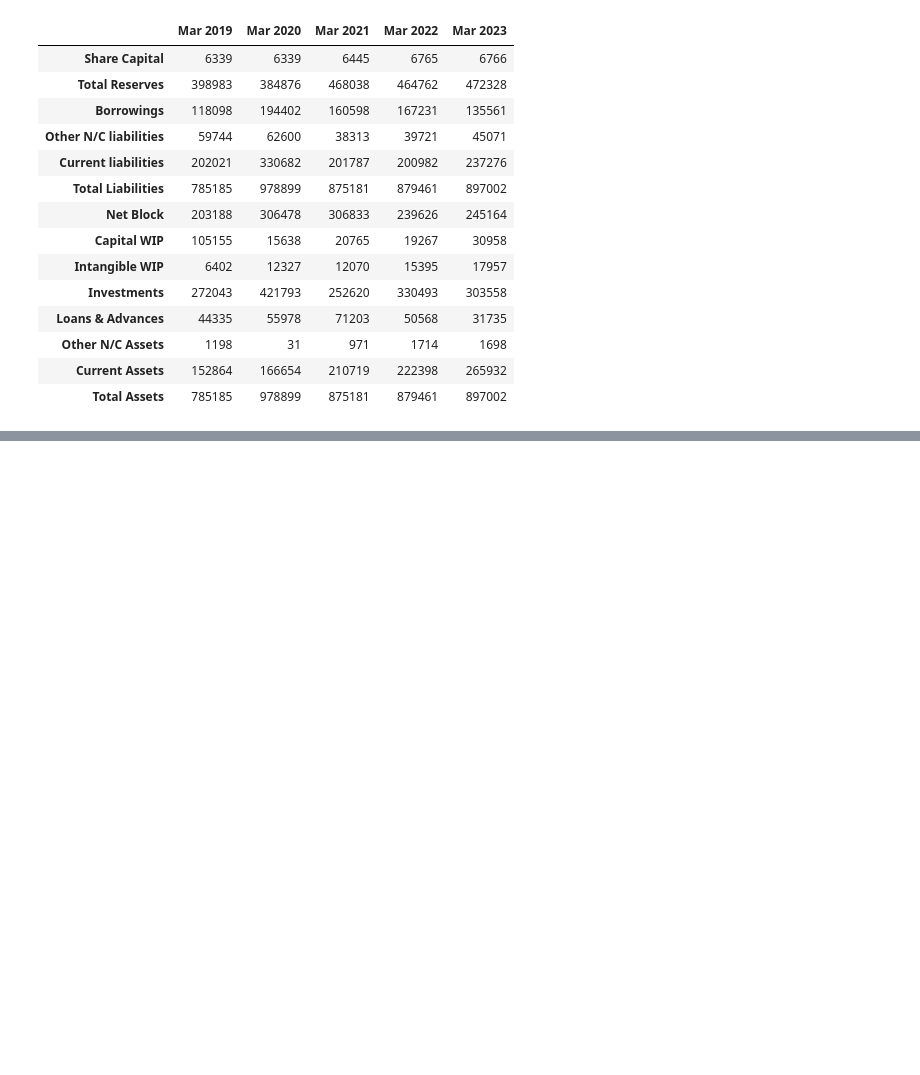
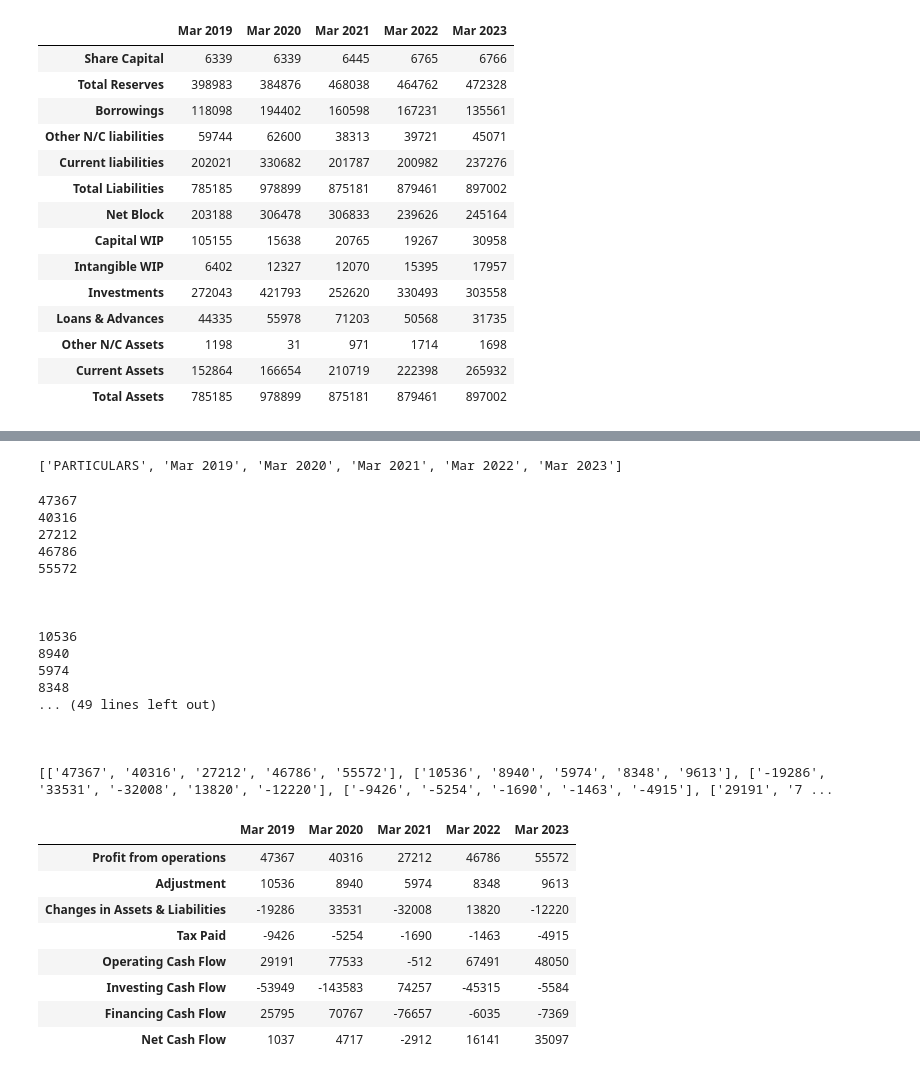
Before and after one commit to innovsm/sm_investment, a Jupyter notebook: experiment.ipynb, the cells around one changed output, grey strips where cells are left out. Drawn from its saved outputs; the diff is of its cells as text; code cells hidden in the pictures; blank space fills up the shorter version.

Commit message:
cash flows addition

```diff
--- a/experiment.ipynb
+++ b/experiment.ipynb
@@ -475,0 +531,68 @@ balance_sheet("RELIANCE")
+# %%
+cols
+# %% [output]
+['PARTICULARS', 'Mar 2019', 'Mar 2020', 'Mar 2021', 'Mar 2022', 'Mar 2023']
+# %%
+def cash_flows(company):
+    url = 'https://ticker.finology.in/company/{}'.format(company)  # Replace this with the target website URL
+    headers = {
+    'User-Agent': 'Mozilla/5.0 (Windows NT 10.0; Win64; x64) AppleWebKit/537.36 (KHTML, like Gecko) Chrome/109.0.0.0 Safari/537.36'}
+    response = requests.get(url, headers=headers)
+    if(response.status_code == 200):
+        data = BeautifulSoup(response.text, 'html.parser')
+        data_extracted = data_extracted = data.find("div",{"class": "innerpagecontent"}).find("div", {"id": "mainContent_cashflows"}).find("table")
+        # extracted rows
+        rows = ['Profit from operations ','Adjustment ','Changes in Assets & Liabilities ','Tax Paid ','Operating Cash Flow ','Investing Cash Flow ','Financing Cash Flow ','Net Cash Flow ']
+        cols = [  'Mar 2019', 'Mar 2020', 'Mar 2021', 'Mar 2022', 'Mar 2023']
+        # main data
+        x_data = data_extracted.find_all("td")
+        alfa = []
+        temp_file = []
+        for i in x_data:
+            temp_text = i.text
+            temp_text = temp_text.strip()
+
+            #print(temp_text)
+            if(temp_text != ''):
+                temp_file.append(temp_text)
+            if(len(temp_file) == 5):
+                alfa.append(temp_file)
+                temp_file = []
+
+        #print(alfa)
+        dummy = pd.DataFrame(alfa,columns=cols, index =rows)
+        return dummy
+
+
+
+    else:
+        print("Request failed with status code: {}".format(response.status_code))
+# %%
+cash_flows("RELIANCE")
+# %% [output]
+47367
+40316
+27212
+46786
+55572
+
+
+
+10536
+8940
+5974
+8348
+... (49 lines left out)
+
+
+
+[['47367', '40316', '27212', '46786', '55572'], ['10536', '8940', '5974', '8348', '9613'], ['-19286', '33531', '-32008', '13820', '-12220'], ['-9426', '-5254', '-1690', '-1463', '-4915'], ['29191', '7 ...
+|  | Mar 2019 | Mar 2020 | Mar 2021 | Mar 2022 | Mar 2023 |
+| Profit from operations | 47367 | 40316 | 27212 | 46786 | 55572 |
+| Adjustment | 10536 | 8940 | 5974 | 8348 | 9613 |
+| Changes in Assets & Liabilities | -19286 | 33531 | -32008 | 13820 | -12220 |
+| Tax Paid | -9426 | -5254 | -1690 | -1463 | -4915 |
+| Operating Cash Flow | 29191 | 77533 | -512 | 67491 | 48050 |
+| Investing Cash Flow | -53949 | -143583 | 74257 | -45315 | -5584 |
+| Financing Cash Flow | 25795 | 70767 | -76657 | -6035 | -7369 |
+| Net Cash Flow | 1037 | 4717 | -2912 | 16141 | 35097 |
```
Also changed, not shown: parts of 3 cells of this notebook, 1 other file.
